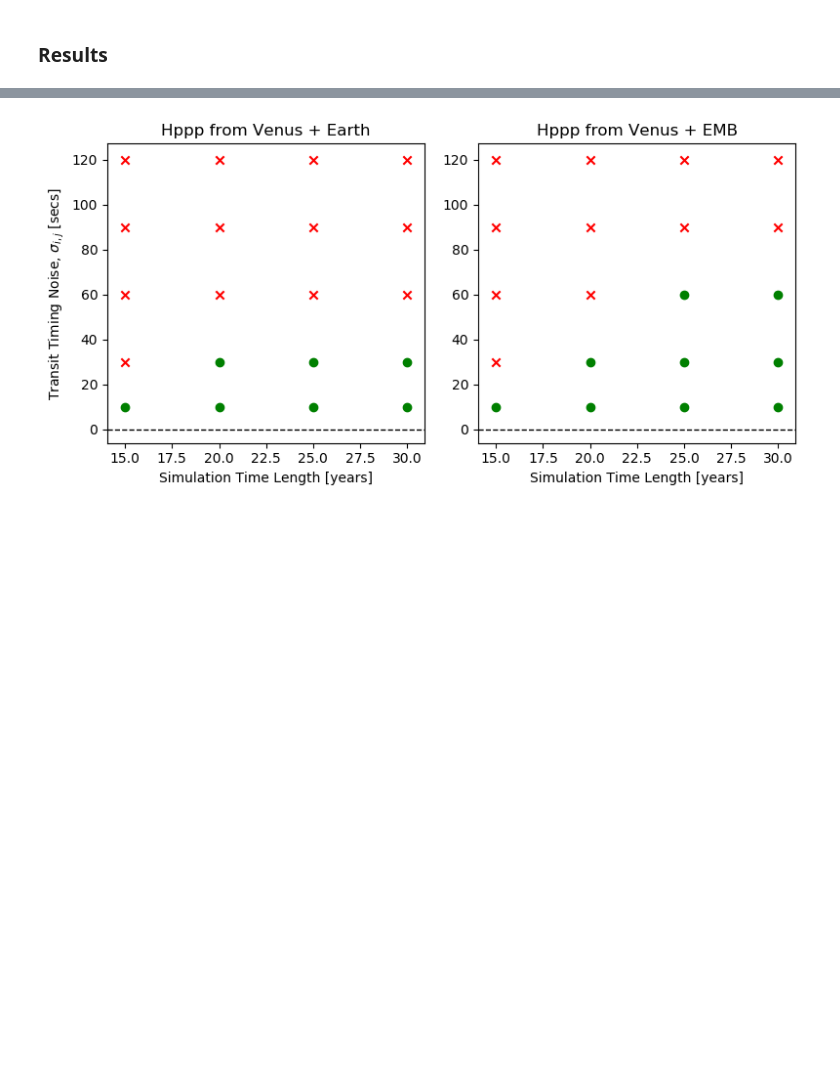
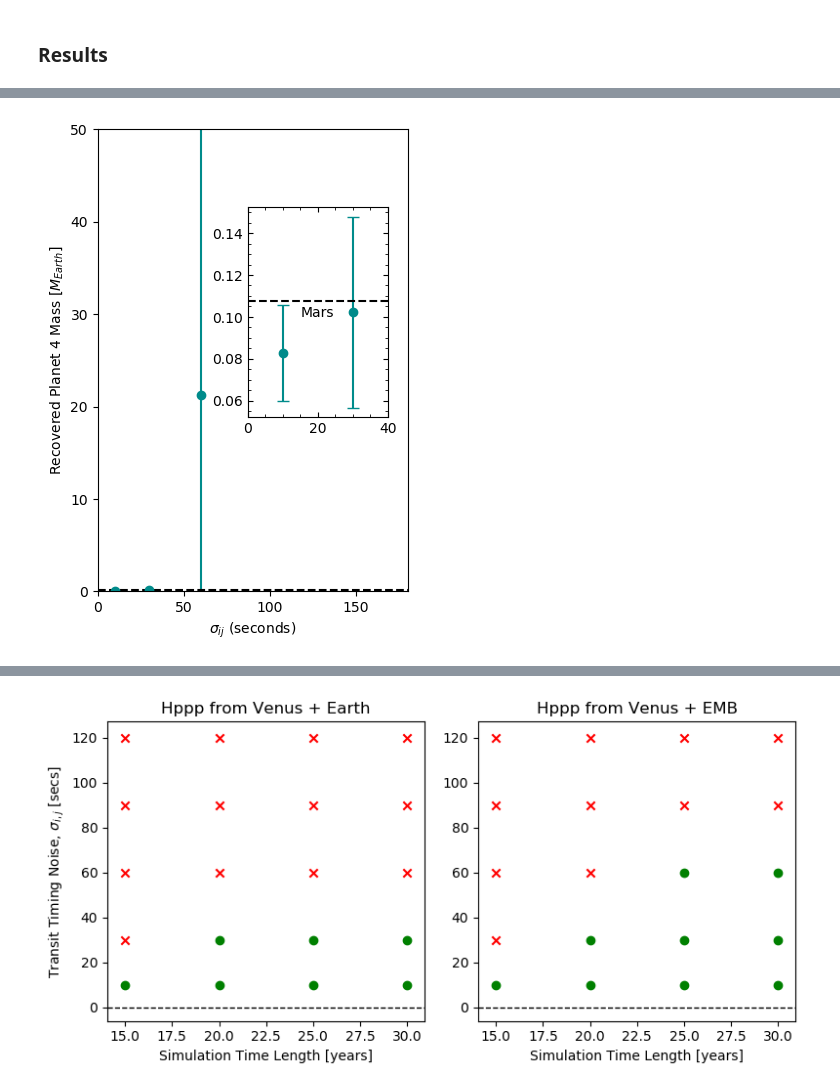
Before and after one commit to bmlindor/ttv_ss, a Jupyter notebook: runs.ipynb, the cells around one changed output, grey strips where cells are left out. Saved outputs shown, nothing was run; the diff lists cells and outputs as text; code cells hidden in the pictures; blank space fills up the shorter version.

```diff
--- a/runs.ipynb
+++ b/runs.ipynb
@@ -335,0 +120,20 @@ PyObject Text(0.5, 29.299999999999997, '$\\sigma_{i,j}$ (seconds)')
+# %%
+fig=figure(figsize=(4,6))
+errorbar(10,M10[3],M10_er[3],fmt="o",color="darkcyan",capsize=4)
+errorbar(30,M30[3],M30_er[3],fmt="o",color="darkcyan",capsize=4)
+errorbar(60,M60[3],M60_er[3],fmt="o",color="darkcyan",capsize=4)
+axhline(vals[3],linestyle="--",color="black")
+ylabel(L"Recovered Planet 4 Mass [$M_{Earth}$]")
+xlabel(L"$\sigma_{ij}$ (seconds)")
+xlim(0,180)
+ylim(0,50)
+ax2 = fig.add_axes([0.5,0.4,0.35,0.35])
+errorbar(10,M10[3],M10_er[3],fmt="o",color="darkcyan",capsize=4)
+errorbar(30,M30[3],M30_er[3],fmt="o",color="darkcyan",capsize=4)
+axhline(vals[3],linestyle="--",color="black")
+ax2.text(15,0.1,"Mars")
+minorticks_on()
+xlim(0,40)
+tick_params(which="both",direction="in",right="true",top="true")
+# %% [output]
+[figure, added]
```
Also changed, not shown: parts of 21 cells of this notebook, 15 other files.
